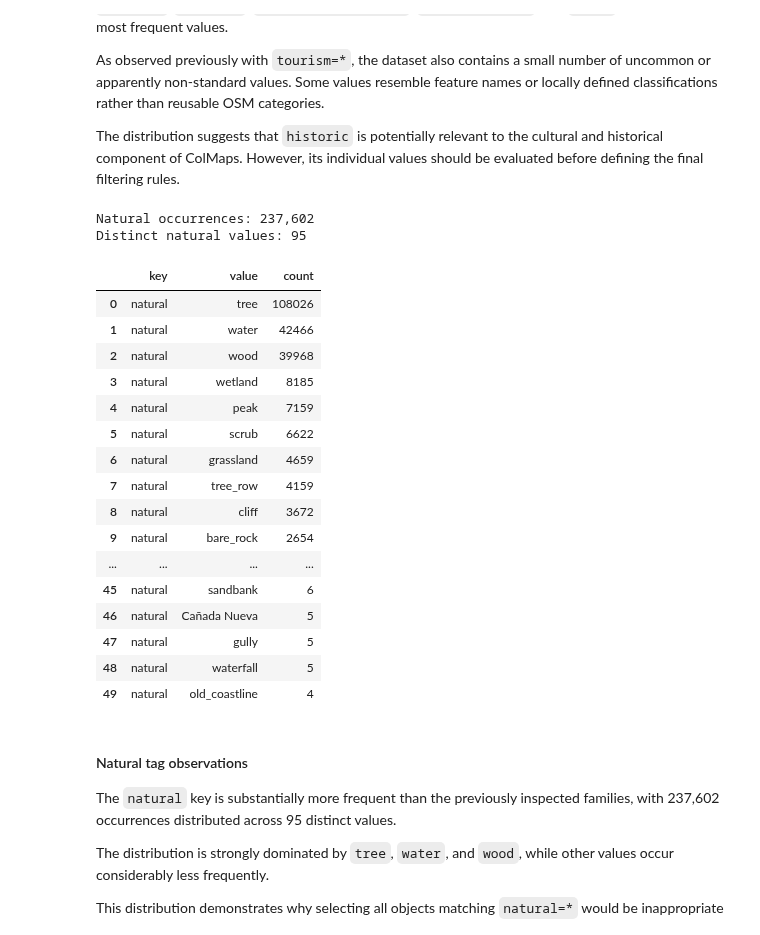
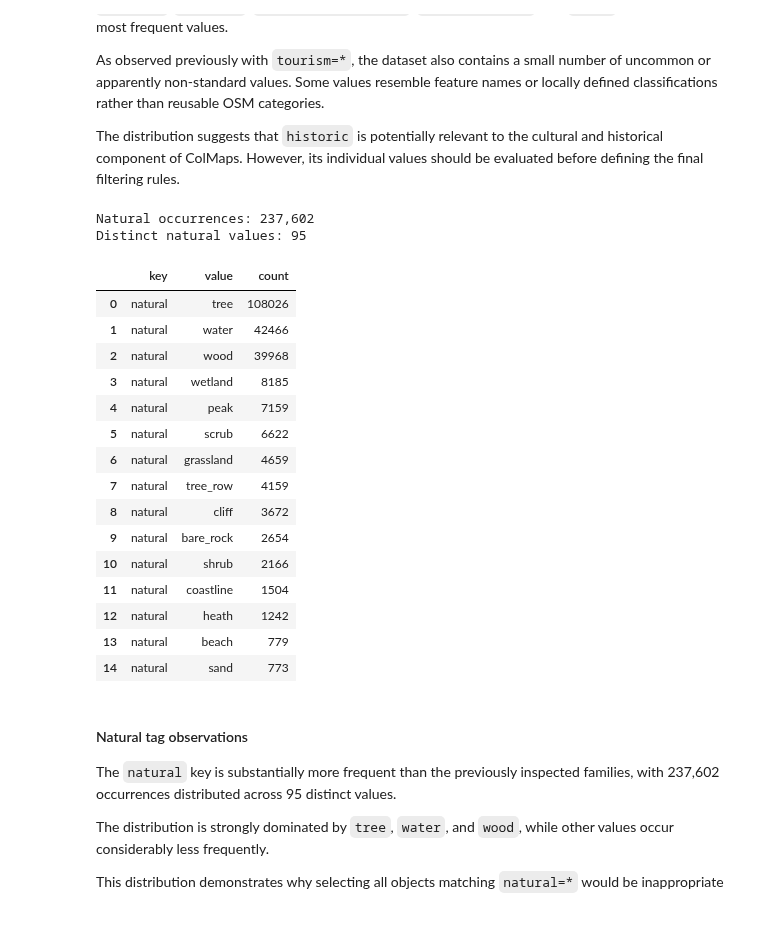
Before and after one commit to LucasEspitia/ColMaps, a Jupyter notebook: data-pipeline/notebooks/01_inspect_osm.ipynb, the cells around one changed output. Saved outputs shown, nothing was run; the diff lists cells and outputs as text; code cells hidden in the pictures.

```diff
--- a/data-pipeline/notebooks/01_inspect_osm.ipynb
+++ b/data-pipeline/notebooks/01_inspect_osm.ipynb
@@ -401,30 +401,29 @@ The distribution suggests that `historic` is potentially relevant to the cultura
 # %%
 natural_values = count_tag_values("natural")
 
 print(f"Natural occurrences: {natural_values['count'].sum():,}")
 print(f"Distinct natural values: {len(natural_values):,}")
 
-natural_values.head(50)
+natural_values.head(15)
 # %% [output]
 Natural occurrences: 237,602
 Distinct natural values: 95
 |  | key | value | count |
 | 0 | natural | tree | 108026 |
 | 1 | natural | water | 42466 |
 | 2 | natural | wood | 39968 |
 | 3 | natural | wetland | 8185 |
 | 4 | natural | peak | 7159 |
 | 5 | natural | scrub | 6622 |
 | 6 | natural | grassland | 4659 |
 | 7 | natural | tree_row | 4159 |
 | 8 | natural | cliff | 3672 |
 | 9 | natural | bare_rock | 2654 |
-| ... | ... | ... | ... |
-| 45 | natural | sandbank | 6 |
-| 46 | natural | Cañada Nueva | 5 |
-| 47 | natural | gully | 5 |
-| 48 | natural | waterfall | 5 |
-| 49 | natural | old_coastline | 4 |
+| 10 | natural | shrub | 2166 |
+| 11 | natural | coastline | 1504 |
+| 12 | natural | heath | 1242 |
+| 13 | natural | beach | 779 |
+| 14 | natural | sand | 773 |
 # %% [markdown]
 #### Natural tag observations
 
```
Also changed, not shown: parts of 3 cells of this notebook, 2 other files.
